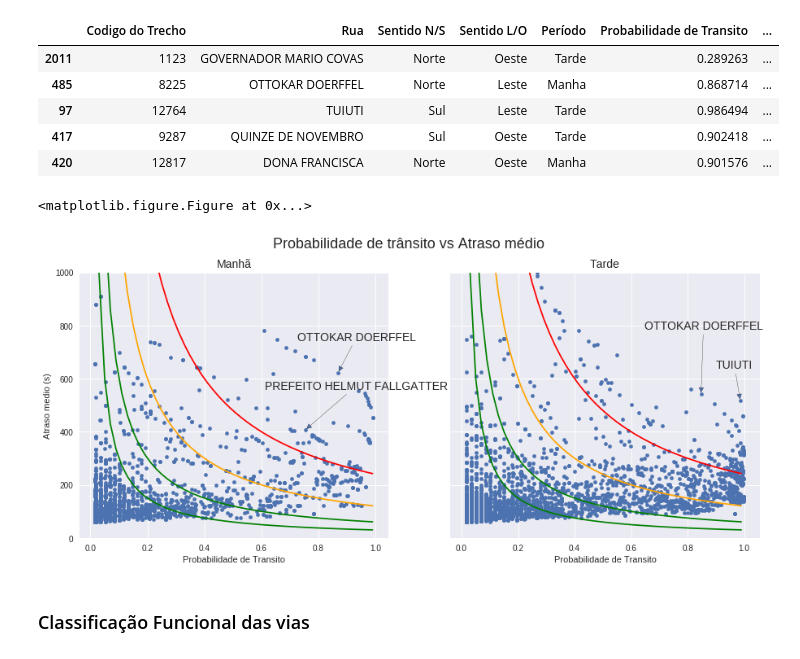
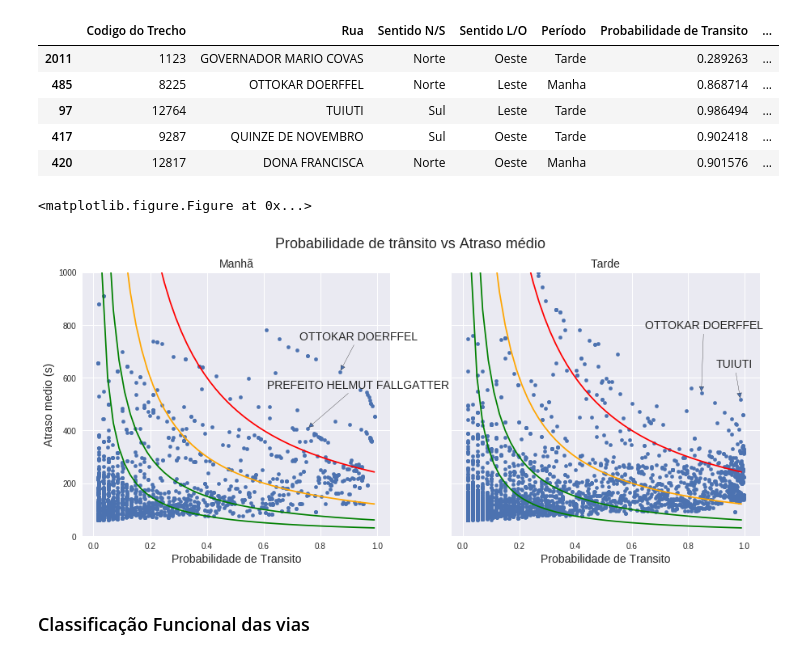
Before and after one commit to pmj-sepud/Joinville-Smart-Mobility, a Jupyter notebook: notebooks/reports/201802-GabrielBogo-RankeamentoVias.ipynb, the cells around one changed output. Drawn from its saved outputs; the diff is of its cells as text; code cells hidden in the pictures.

```diff
--- a/notebooks/reports/201802-GabrielBogo-RankeamentoVias.ipynb
+++ b/notebooks/reports/201802-GabrielBogo-RankeamentoVias.ipynb
@@ -129,34 +129,39 @@ first_aftern_point = aftern_critical[["Probabilidade de Transito", "Atraso medio
 
 second_order=2
 second_aftern_rua = aftern_critical["Rua"].iloc[second_order]
 second_aftern_point = aftern_critical[["Probabilidade de Transito", "Atraso medio (s)"]].iloc[second_order]
 
 ax2.annotate(first_aftern_rua,
              xy=first_aftern_point,
              xytext=(-30, 40),
              textcoords="offset points",
              arrowprops=dict(arrowstyle='-|>'),
              fontsize=14)
 
 ax2.annotate(second_aftern_rua,
              xy=second_aftern_point,
              xytext=(-70, 80),
              textcoords="offset points",
              arrowprops=dict(arrowstyle='-|>'),
              fontsize=14)
 
 
 ax1.set_ylim([0,1000])
 ax1.set_title("Manhã", fontsize=14)
 ax2.set_title("Tarde", fontsize=14)
+ax1.xaxis.label.set_size(14)
+ax1.yaxis.label.set_size(14)
+ax2.xaxis.label.set_size(14)
+ax2.yaxis.label.set_size(14)
+
 
 fig = plt.gcf()
 fig.suptitle("Probabilidade de trânsito vs Atraso médio", fontsize=18)
 
 plt.show()
 # %% [output]
 <matplotlib.figure.Figure at 0x...>
-[figure, old version]
+[figure, new version]
 # %% [markdown]
 ### Classificação Funcional das vias
 # %%
```
Also changed, not shown: 3 other files.
